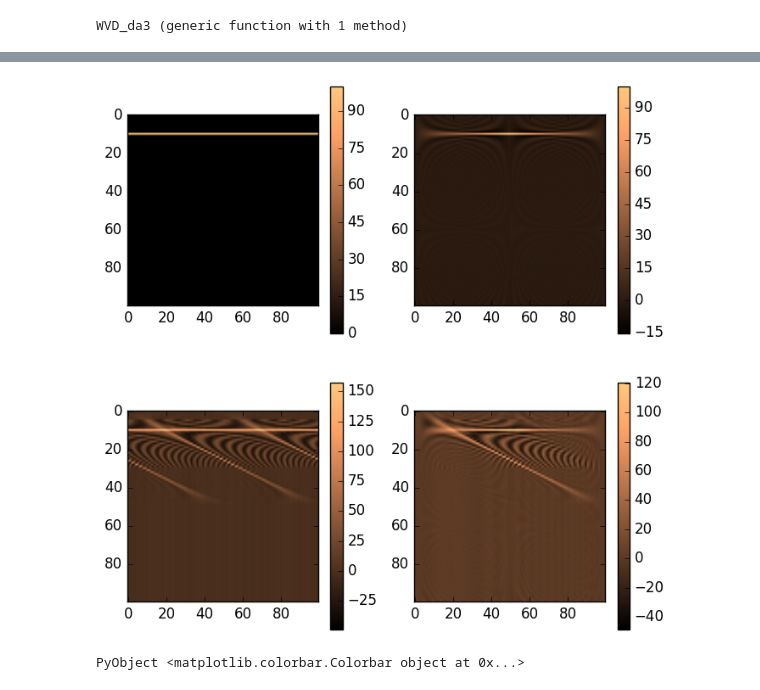
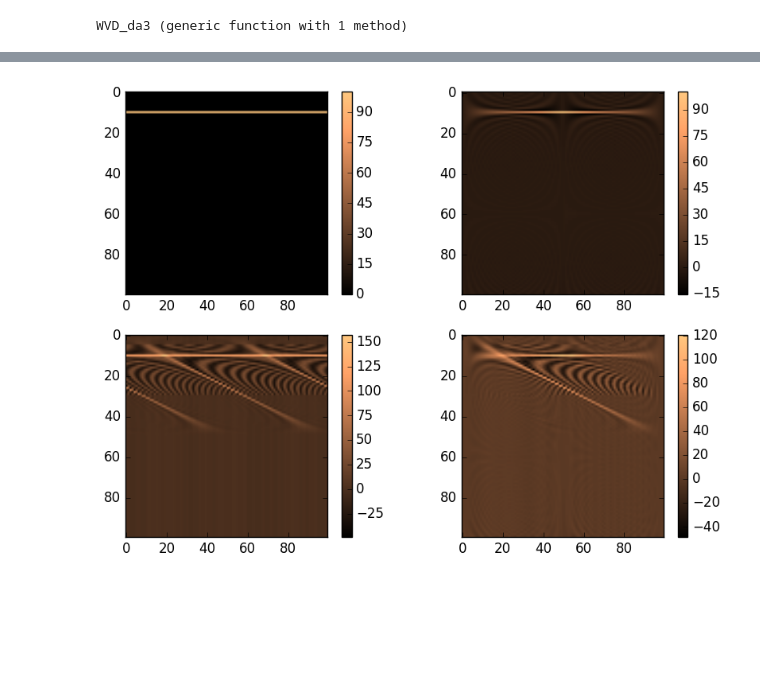
Before and after one commit to zzar43/MATH_600, a Jupyter notebook: WVD.ipynb, the cells around one changed output, grey strips where cells are left out. Saved outputs shown, nothing was run; the diff lists cells and outputs as text; code cells hidden in the pictures; blank space fills up the shorter version.

```diff
--- a/WVD.ipynb
+++ b/WVD.ipynb
@@ -118,20 +113,19 @@ LoadError: UndefVarError: heatmap not defined
 # %%
-fig = plt.figure("pyplot_subplot",figsize=(8,8))
-plt.subplot(221)
-plt.imshow(W1_1, cmap=ColorMap("copper"))
-colorbar()
+fig = plt.figure("pyplot_subplot",figsize=(10,7));
+plt.subplot(221);
+plt.imshow(W1_1, cmap=ColorMap("copper"));
+colorbar();
 # ------------------------------
-plt.subplot(222)
-plt.imshow(W1_2, cmap=ColorMap("copper"))
-colorbar()
+plt.subplot(222);
+plt.imshow(W1_2, cmap=ColorMap("copper"));
+colorbar();
 # ------------------------------
-plt.subplot(223)
-plt.imshow(W2_1, cmap=ColorMap("copper"))
-colorbar()
+plt.subplot(223);
+plt.imshow(W2_1, cmap=ColorMap("copper"));
+colorbar();
 # ------------------------------
-plt.subplot(224)
-plt.imshow(W2_2, cmap=ColorMap("copper"))
-colorbar()
+plt.subplot(224);
+plt.imshow(W2_2, cmap=ColorMap("copper"));
+colorbar();
 # %% [output]
-[figure, old version]
+[figure, new version]
-PyObject <matplotlib.colorbar.Colorbar object at 0x...>
```
Also changed, not shown: parts of 5 cells of this notebook.
